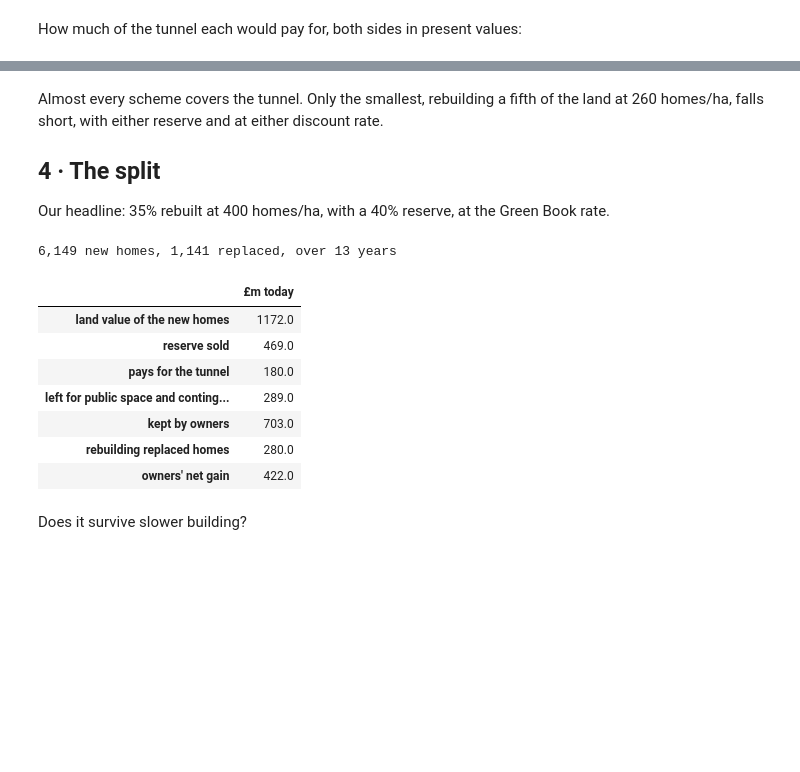
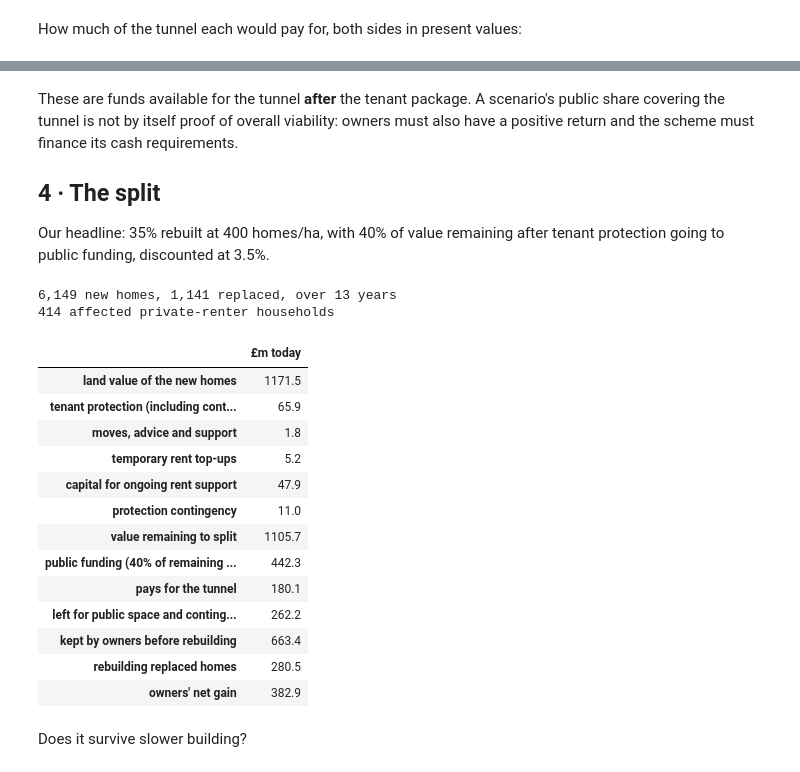
Before and after one commit to HenryDashwood/rotherhithe-to-canary-wharf-tunnel, a Jupyter notebook: nbs/06_viability.ipynb, the cells around one changed output, grey strips where cells are left out. Saved outputs shown, nothing was run; the diff lists cells and outputs as text; code cells hidden in the pictures; blank space fills up the shorter version.

```diff
--- a/nbs/06_viability.ipynb
+++ b/nbs/06_viability.ipynb
@@ -190,18 +385,23 @@ Tower Hamlets) and reserves of 30% and 40%. Everything is then discounted over t
 SHARES, TARGETS, RESERVES = [0.20, 0.35, 0.50], [260, 400], [0.30, 0.40]
 rows = []
 for share, target, case, reserve in itertools.product(SHARES, TARGETS, premium, RESERVES):
-    s = scenario(share, target, LAND_PER_HOME + premium[case] * NEW_HOME_PRICE, reserve)
+    value = LAND_PER_HOME + premium[case] * NEW_HOME_PRICE
+    s = scenario(share, target, value, reserve)
+    undiscounted = appraise(share, target, value, reserve, r=0)
     row = {
         "share": share,
         "target": target,
         "premium": case,
         "reserve_share": reserve,
         "years": np.ceil(s["new"] / DELIVERY_PER_YEAR),
+        "new": s["new"],
+        "replaced": s["replaced"],
+        "tenant_households": undiscounted["tenant_households"],
     }
-    row |= {k: v / 1e6 if k in ("land", "reserve", "rebuild", "owners") else v for k, v in s.items()}
+    row |= {k: undiscounted[k] / 1e6 for k in MONEY_KEYS}
     for rate, r in RATES.items():
-        f = build_out_factor(s["new"], r)
-        row |= {f"{k} PV {rate}": row[k] * f for k in ("land", "reserve", "rebuild", "owners")}
+        values = appraise(share, target, value, reserve, r)
+        row |= {f"{k} PV {rate}": values[k] / 1e6 for k in MONEY_KEYS}
     rows.append(row)
 scen = pd.DataFrame(rows)
 scen.to_csv(DERIVED / "development_scenarios.csv", index=False)
@@ -239,35 +439,53 @@ pd.concat(
 # %% [markdown]
-Almost every scheme covers the tunnel. Only the smallest, rebuilding a fifth of the land at 260 homes/ha, falls short,
-with either reserve and at either discount rate.
+These are funds available for the tunnel **after** the tenant package. A scenario's public share covering the
+tunnel is not by itself proof of overall viability: owners must also have a positive return and the scheme
+must finance its cash requirements.
 
 ## 4 · The split
 
-Our headline: 35% rebuilt at 400 homes/ha, with a 40% reserve, at the Green Book rate.
+Our headline: 35% rebuilt at 400 homes/ha, with 40% of value remaining after tenant protection going to public
+funding, discounted at 3.5%.
 # %%
 RATE = "3.5% (Green Book)"
 h = central.query("share == 0.35 and target == 400 and reserve_share == 0.4").iloc[0]
-pv = {k: h[f"{k} PV {RATE}"] for k in ("land", "reserve", "rebuild", "owners")}
+pv = {k: h[f"{k} PV {RATE}"] for k in MONEY_KEYS}
 tunnel = pv_cost[RATE]["central"]
 print(f"{h.new:,.0f} new homes, {h.replaced:,.0f} replaced, over {h.years:.0f} years")
-pd.Series({
-    "land value of the new homes": pv["land"],
-    "reserve sold": pv["reserve"],
-    "  pays for the tunnel": tunnel,
-    "  left for public space and contingency": pv["reserve"] - tunnel,
-    "kept by owners": pv["land"] - pv["reserve"],
-    "  rebuilding replaced homes": pv["rebuild"],
-    "  owners' net gain": pv["owners"],
-}).round(0).to_frame("£m today")  # fmt: skip
+print(f"{h.tenant_households:,.0f} affected private-renter households")
+pd.Series(
+    {
+        "land value of the new homes": pv["land"],
+        "tenant protection (including contingency)": pv["tenant_support"],
+        "  moves, advice and support": pv["tenant_moves"],
+        "  temporary rent top-ups": pv["tenant_temporary"],
+        "  capital for ongoing rent support": pv["tenant_rent"],
+        "  protection contingency": pv["tenant_contingency"],
+        "value remaining to split": pv["distributable"],
+        "public funding (40% of remaining value)": pv["reserve"],
+        "  pays for the tunnel": tunnel,
+        "  left for public space and contingency": pv["reserve"] - tunnel,
+        "kept by owners before rebuilding": pv["distributable"] - pv["reserve"],
+        "  rebuilding replaced homes": pv["rebuild"],
+        "  owners' net gain": pv["owners"],
+    }
+).round(1).to_frame("£m today")
 # %% [output]
 6,149 new homes, 1,141 replaced, over 13 years
+414 affected private-renter households
 |  | £m today |
-| land value of the new homes | 1172.0 |
-| reserve sold | 469.0 |
-| pays for the tunnel | 180.0 |
-| left for public space and conting... | 289.0 |
-| kept by owners | 703.0 |
-| rebuilding replaced homes | 280.0 |
-| owners' net gain | 422.0 |
+| land value of the new homes | 1171.5 |
+| tenant protection (including cont... | 65.9 |
+| moves, advice and support | 1.8 |
+| temporary rent top-ups | 5.2 |
+| capital for ongoing rent support | 47.9 |
+| protection contingency | 11.0 |
+| value remaining to split | 1105.7 |
+| public funding (40% of remaining ... | 442.3 |
+| pays for the tunnel | 180.1 |
+| left for public space and conting... | 262.2 |
+| kept by owners before rebuilding | 663.4 |
+| rebuilding replaced homes | 280.5 |
+| owners' net gain | 382.9 |
 # %% [markdown]
 Does it survive slower building?
 # %%
```
Also changed, not shown: parts of 22 cells of this notebook, 5 other files.
